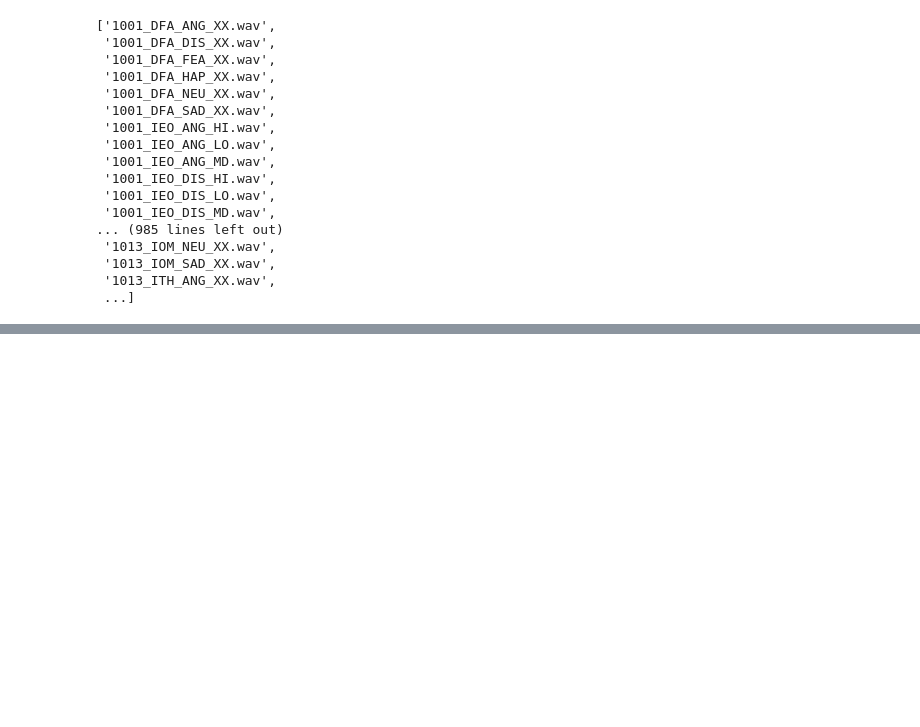
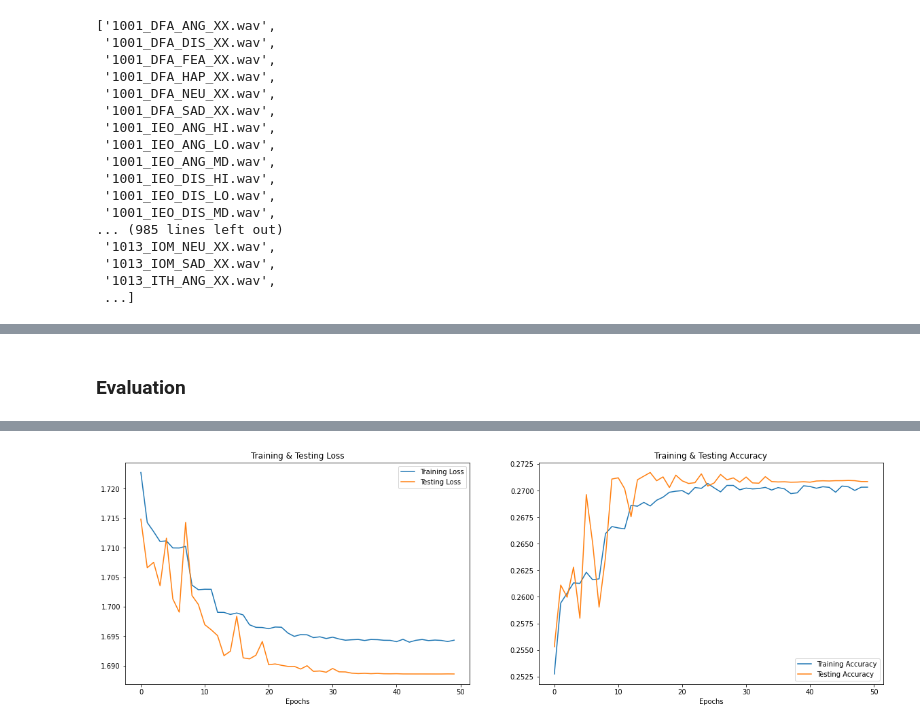
Before and after one commit to mabdulker/Emotional-Speech-Recognition, a Jupyter notebook: 2dcnn-crema-d.ipynb, the cells around one changed output, grey strips where cells are left out. Drawn from its saved outputs; the diff is of its cells as text; code cells hidden in the pictures; blank space fills up the shorter version.

```diff
--- a/2dcnn-crema-d.ipynb
+++ b/2dcnn-crema-d.ipynb
@@ -59,0 +171,4 @@ Name: labels, dtype: int64
+# %%
+# splitting data
+x_train, x_test, y_train, y_test = train_test_split(X, Y, random_state=0, shuffle=True)
+x_train.shape, y_train.shape, x_test.shape, y_test.shape
@@ -59,0 +177,6 @@ Name: labels, dtype: int64
+# %%
+# scaling our data with sklearn's Standard scaler
+scaler = StandardScaler()
+x_train = scaler.fit_transform(x_train)
+x_test = scaler.transform(x_test)
+x_train.shape, y_train.shape, x_test.shape, y_test.shape
@@ -59,0 +185,5 @@ Name: labels, dtype: int64
+# %%
+# making our data compatible to model.
+x_train = np.expand_dims(x_train, axis=2)
+x_test = np.expand_dims(x_test, axis=2)
+x_train.shape, y_train.shape, x_test.shape, y_test.shape
@@ -59,0 +236,3 @@ Name: labels, dtype: int64
+# %%
+rlrp = ReduceLROnPlateau(monitor='loss', factor=0.4, verbose=0, patience=2, min_lr=0.0000001)
+history=model.fit(x_train, y_train, batch_size=64, epochs=50, validation_data=(x_test, y_test), callbacks=[rlrp])
@@ -59,0 +258,26 @@ Name: labels, dtype: int64
+# %% [markdown]
+### Evaluation
+# %%
+print("Accuracy of our model on test data : " , model.evaluate(x_test,y_test)[1]*100 , "%")
+
+epochs = [i for i in range(50)]
+fig , ax = plt.subplots(1,2)
+train_acc = history.history['accuracy']
+train_loss = history.history['loss']
+test_acc = history.history['val_accuracy']
+test_loss = history.history['val_loss']
+
+fig.set_size_inches(20,6)
+ax[0].plot(epochs , train_loss , label = 'Training Loss')
+ax[0].plot(epochs , test_loss , label = 'Testing Loss')
+ax[0].set_title('Training & Testing Loss')
+ax[0].legend()
+ax[0].set_xlabel("Epochs")
+
+ax[1].plot(epochs , train_acc , label = 'Training Accuracy')
+ax[1].plot(epochs , test_acc , label = 'Testing Accuracy')
+ax[1].set_title('Training & Testing Accuracy')
+ax[1].legend()
+ax[1].set_xlabel("Epochs")
+plt.show()
+# %% [output]
@@ -59,0 +286 @@ Name: labels, dtype: int64
+[figure, added]
```
Also changed, not shown: parts of 30 cells of this notebook.
